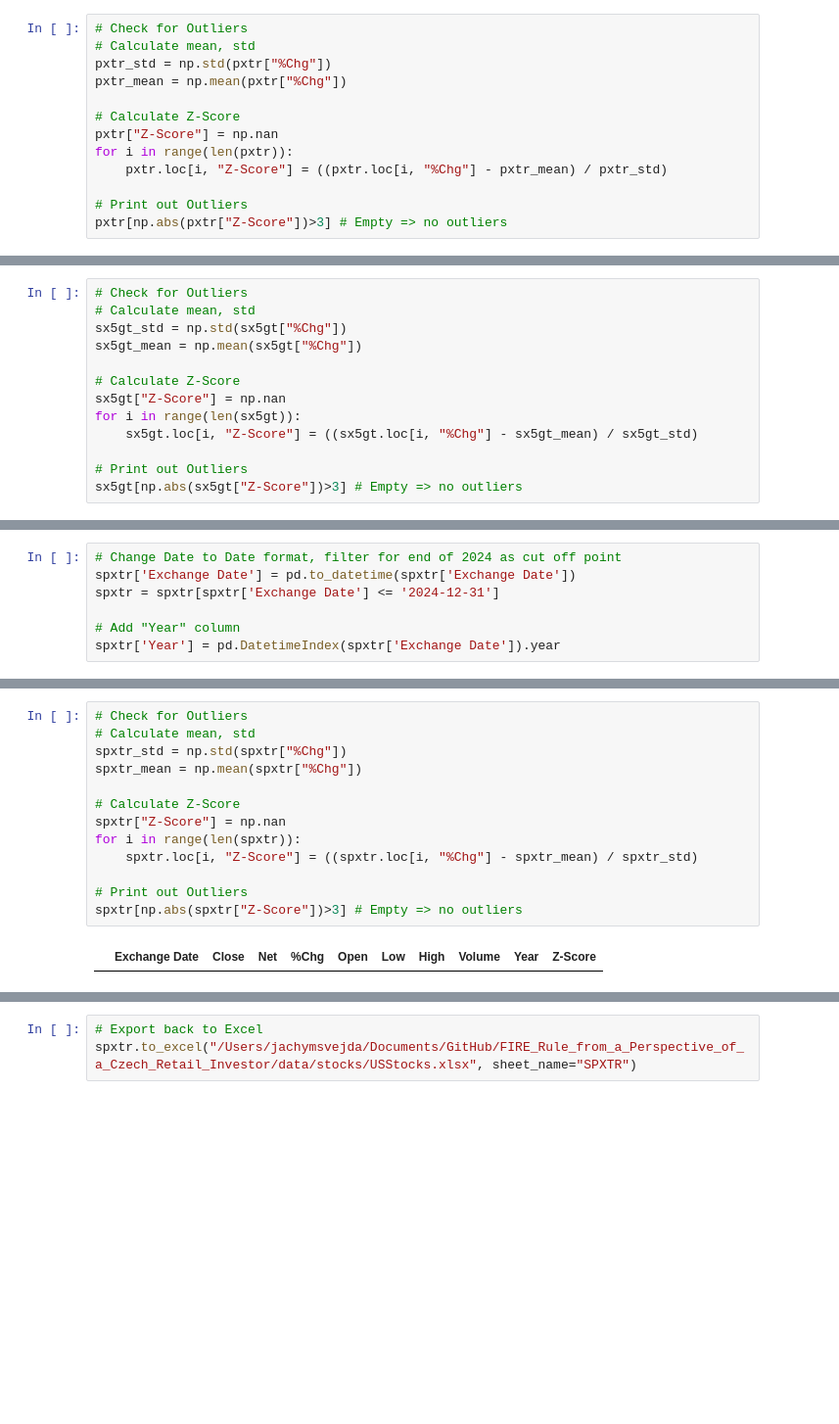
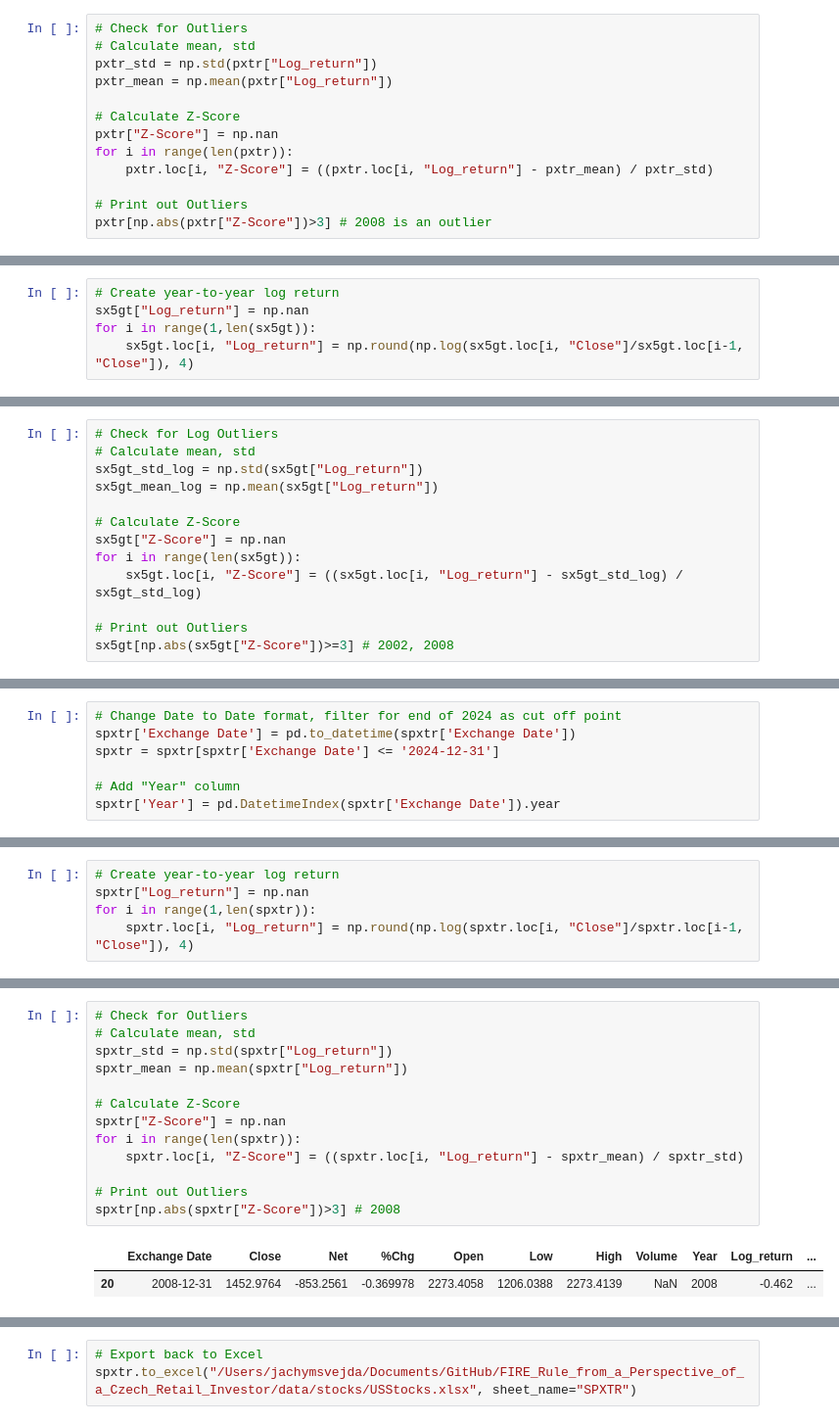
Before and after one commit to JachymS/FIRE_Rule_from_a_Perspective_of_a_Czech_Retail_Investor, a Jupyter notebook: processing/Stocks.ipynb, the cells around one changed output, grey strips where cells are left out. Shown: that part at 98% size. Cells and saved outputs as stored; diff of their text form; blank space fills up the shorter version.

```diff
--- a/processing/Stocks.ipynb
+++ b/processing/Stocks.ipynb
@@ -47,14 +62,14 @@ pxtr = pxtr.sort_values(by="Exchange Date").reset_index().drop("index", axis=1)
 # %%
 # Check for Outliers
 # Calculate mean, std
-pxtr_std = np.std(pxtr["%Chg"])
-pxtr_mean = np.mean(pxtr["%Chg"])
+pxtr_std = np.std(pxtr["Log_return"])
+pxtr_mean = np.mean(pxtr["Log_return"])
 
 # Calculate Z-Score
 pxtr["Z-Score"] = np.nan
 for i in range(len(pxtr)):
-    pxtr.loc[i, "Z-Score"] = ((pxtr.loc[i, "%Chg"] - pxtr_mean) / pxtr_std)
+    pxtr.loc[i, "Z-Score"] = ((pxtr.loc[i, "Log_return"] - pxtr_mean) / pxtr_std)
 
 # Print out Outliers
-pxtr[np.abs(pxtr["Z-Score"])>3] # Empty => no outliers
+pxtr[np.abs(pxtr["Z-Score"])>3] # 2008 is an outlier
 # %% [output]
@@ -103,0 +127,5 @@ sx5gt = sx5gt.sort_values(by="Exchange Date").reset_index().drop("index", axis=1
+# %%
+# Create year-to-year log return
+sx5gt["Log_return"] = np.nan
+for i in range(1,len(sx5gt)):
+    sx5gt.loc[i, "Log_return"] = np.round(np.log(sx5gt.loc[i, "Close"]/sx5gt.loc[i-1, "Close"]), 4)
@@ -104,14 +142,14 @@ sx5gt = sx5gt.sort_values(by="Exchange Date").reset_index().drop("index", axis=1
 # %%
-# Check for Outliers
+# Check for Log Outliers
 # Calculate mean, std
-sx5gt_std = np.std(sx5gt["%Chg"])
-sx5gt_mean = np.mean(sx5gt["%Chg"])
+sx5gt_std_log = np.std(sx5gt["Log_return"])
+sx5gt_mean_log = np.mean(sx5gt["Log_return"])
 
 # Calculate Z-Score
 sx5gt["Z-Score"] = np.nan
 for i in range(len(sx5gt)):
-    sx5gt.loc[i, "Z-Score"] = ((sx5gt.loc[i, "%Chg"] - sx5gt_mean) / sx5gt_std)
+    sx5gt.loc[i, "Z-Score"] = ((sx5gt.loc[i, "Log_return"] - sx5gt_std_log) / sx5gt_std_log)
 
 # Print out Outliers
-sx5gt[np.abs(sx5gt["Z-Score"])>3] # Empty => no outliers
+sx5gt[np.abs(sx5gt["Z-Score"])>=3] # 2002, 2008
 # %% [output]
@@ -158,0 +208,5 @@ spxtr = spxtr.sort_values(by="Exchange Date").reset_index().drop("index", axis=1
+# %%
+# Create year-to-year log return
+spxtr["Log_return"] = np.nan
+for i in range(1,len(spxtr)):
+    spxtr.loc[i, "Log_return"] = np.round(np.log(spxtr.loc[i, "Close"]/spxtr.loc[i-1, "Close"]), 4)
@@ -159,15 +223,16 @@ spxtr = spxtr.sort_values(by="Exchange Date").reset_index().drop("index", axis=1
 # %%
 # Check for Outliers
 # Calculate mean, std
-spxtr_std = np.std(spxtr["%Chg"])
-spxtr_mean = np.mean(spxtr["%Chg"])
+spxtr_std = np.std(spxtr["Log_return"])
+spxtr_mean = np.mean(spxtr["Log_return"])
 
 # Calculate Z-Score
 spxtr["Z-Score"] = np.nan
 for i in range(len(spxtr)):
-    spxtr.loc[i, "Z-Score"] = ((spxtr.loc[i, "%Chg"] - spxtr_mean) / spxtr_std)
+    spxtr.loc[i, "Z-Score"] = ((spxtr.loc[i, "Log_return"] - spxtr_mean) / spxtr_std)
 
 # Print out Outliers
-spxtr[np.abs(spxtr["Z-Score"])>3] # Empty => no outliers
+spxtr[np.abs(spxtr["Z-Score"])>3] # 2008
 # %% [output]
-|  | Exchange Date | Close | Net | %Chg | Open | Low | High | Volume | Year | Z-Score |
+|  | Exchange Date | Close | Net | %Chg | Open | Low | High | Volume | Year | Log_return | ... |
+| 20 | 2008-12-31 | 1452.9764 | -853.2561 | -0.369978 | 2273.4058 | 1206.0388 | 2273.4139 | NaN | 2008 | -0.462 | ... |
```
Also changed, not shown: parts of 33 cells of this notebook, 36 other files.
